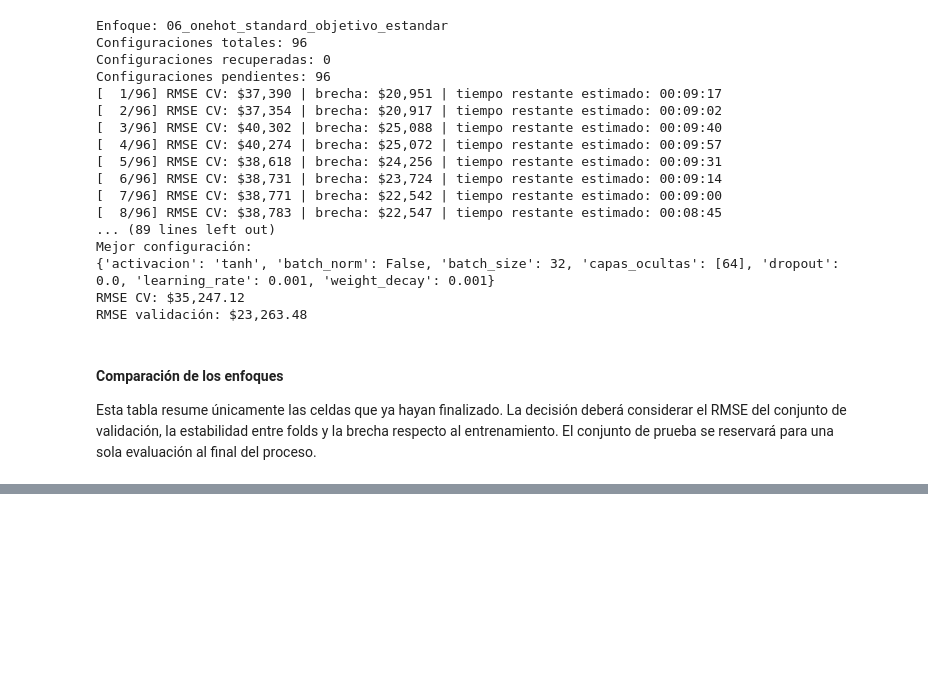
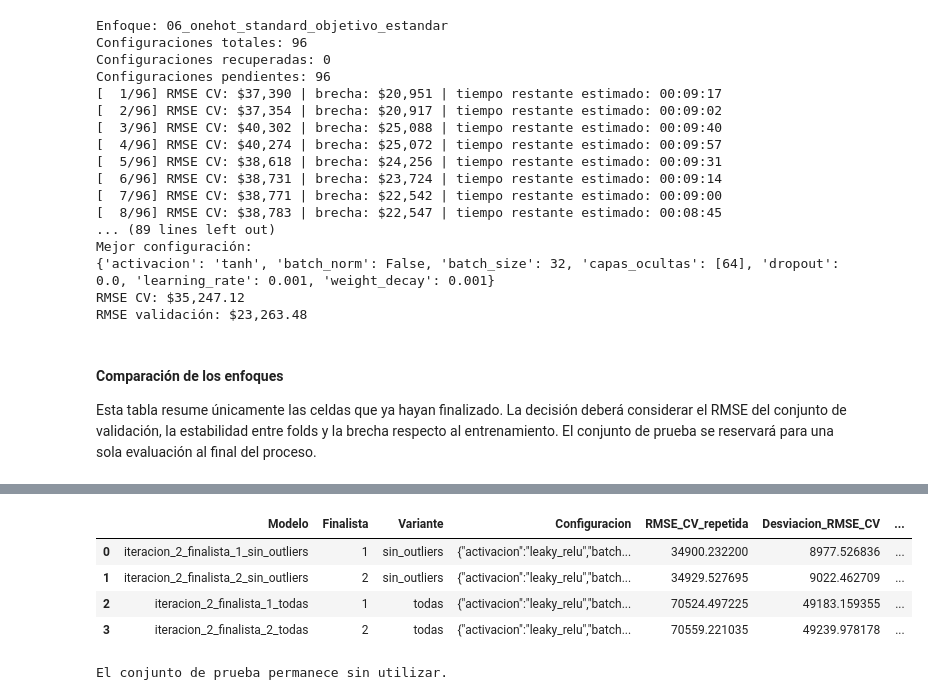
Before and after one commit to Bamo0507/Proyecto_1_Casas_Redes, a Jupyter notebook: Proyecto1.ipynb, the cells around one changed output, grey strips where cells are left out. Saved outputs shown, nothing was run; the diff lists cells and outputs as text; code cells hidden in the pictures; blank space fills up the shorter version.

```diff
--- a/Proyecto1.ipynb
+++ b/Proyecto1.ipynb
@@ -2113,6 +2170,9 @@ def ajustar_modelo_final(
     metodo_objetivo,
     configuracion,
     semilla=SEMILLA,
+    max_epocas=MAX_EPOCAS,
+    paciencia=PACIENCIA_EARLY_STOPPING,
+    minima_mejora=MINIMA_MEJORA_RMSE,
 ):
     X = X.reset_index(drop=True)
     y = pd.Series(y).reset_index(drop=True)
@@ -2149,6 +2209,9 @@ def ajustar_modelo_final(
             transformador_objetivo=objetivo_seleccion,
             configuracion=configuracion,
             semilla=semilla,
+            max_epocas=max_epocas,
+            paciencia=paciencia,
+            minima_mejora=minima_mejora,
         )
     )
     del modelo_seleccion
@@ -2643,0 +3333,71 @@ else:
+# %%
+# VALIDACION FINAL DE LA ITERACION 2: solo cuatro combinaciones consultan validacion.
+filas_validacion_iteracion_2 = []
+resultados_finales_iteracion_2 = {}
+variantes_finales = {
+    "sin_outliers": variantes_entrenamiento["sin_outliers_contextuales"],
+    "todas": variantes_entrenamiento["base_todas_observaciones"],
+}
+resumenes_cv_variantes = {
+    "sin_outliers": resumen_etapa_c,
+    "todas": resumen_etapa_d,
+}
+
+for numero_finalista, configuracion in enumerate(
+    configuraciones_finalistas_iteracion_2,
+    start=1,
+):
+    clave = clave_configuracion(configuracion)
+    for nombre_variante, variante in variantes_finales.items():
+        nombre_modelo = (
+            f"iteracion_2_finalista_{numero_finalista}_{nombre_variante}"
+        )
+        ajuste = ajustar_modelo_final(
+            nombre_enfoque=nombre_modelo,
+            X=variante["X"],
+            y=variante["y"],
+            X_validacion=X_validacion,
+            y_validacion=y_validacion,
+            preprocesador_base=preprocesadores_disponibles["onehot_standard"],
+            metodo_objetivo="log1p",
+            configuracion=configuracion,
+            semilla=SEMILLA,
+            max_epocas=MAX_EPOCAS_ITERACION_2,
+            paciencia=PACIENCIA_ITERACION_2,
+            minima_mejora=MINIMA_MEJORA_ITERACION_2,
+        )
+        resultados_finales_iteracion_2[nombre_modelo] = ajuste
+        fila_cv = resumenes_cv_variantes[nombre_variante].loc[
+            resumenes_cv_variantes[nombre_variante]["Configuracion"].eq(clave)
+        ].iloc[0]
+        filas_validacion_iteracion_2.append(
+            {
+                "Modelo": nombre_modelo,
+                "Finalista": numero_finalista,
+                "Variante": nombre_variante,
+                "Configuracion": clave,
+                "RMSE_CV_repetida": fila_cv["RMSE_CV_repetida"],
+                "Desviacion_RMSE_CV": fila_cv["Desviacion_RMSE_CV"],
+                "Brecha_CV_entrenamiento": fila_cv["Brecha_CV_entrenamiento"],
+                "RMSE_entrenamiento_final": ajuste["rmse_entrenamiento"],
+                "RMSE_validacion": ajuste["rmse_validacion"],
+                "Epocas_finales": ajuste["epocas_finales"],
+            }
+        )
+
+comparacion_final_iteracion_2 = pd.DataFrame(
+    filas_validacion_iteracion_2
+).sort_values("RMSE_validacion")
+comparacion_final_iteracion_2.to_csv(
+    DIRECTORIO_ITERACION_2 / "comparacion_validacion_final.csv",
+    index=False,
+)
+display(comparacion_final_iteracion_2.reset_index(drop=True))
+print("El conjunto de prueba permanece sin utilizar.")
+# %% [output]
+|  | Modelo | Finalista | Variante | Configuracion | RMSE_CV_repetida | Desviacion_RMSE_CV | ... |
+| 0 | iteracion_2_finalista_1_sin_outliers | 1 | sin_outliers | {"activacion":"leaky_relu","batch... | 34900.232200 | 8977.526836 | ... |
+| 1 | iteracion_2_finalista_2_sin_outliers | 2 | sin_outliers | {"activacion":"leaky_relu","batch... | 34929.527695 | 9022.462709 | ... |
+| 2 | iteracion_2_finalista_1_todas | 1 | todas | {"activacion":"leaky_relu","batch... | 70524.497225 | 49183.159355 | ... |
+| 3 | iteracion_2_finalista_2_todas | 2 | todas | {"activacion":"leaky_relu","batch... | 70559.221035 | 49239.978178 | ... |
+El conjunto de prueba permanece sin utilizar.
```
Also changed, not shown: parts of 13 cells of this notebook, 26 other files.
